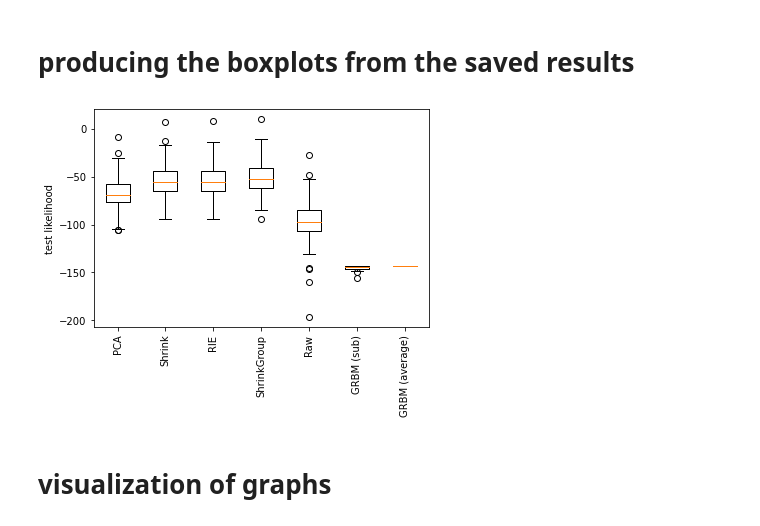
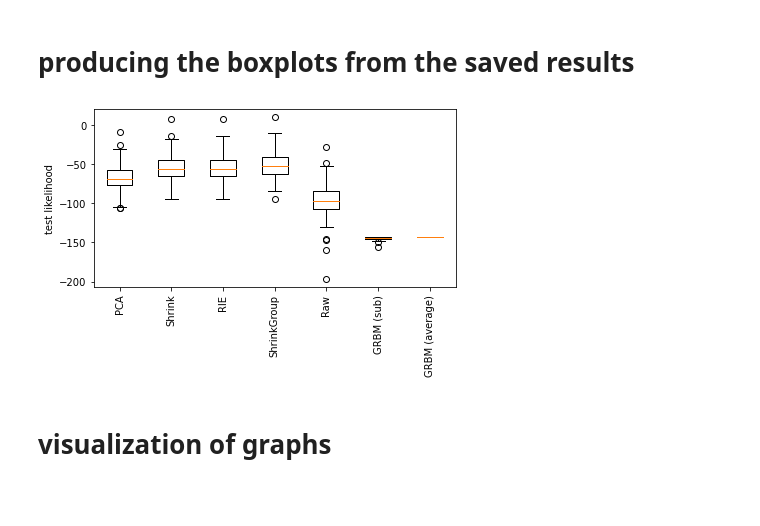
Before and after one commit to nannagram/prob-models, a Jupyter notebook: notebooks/notebook.ipynb, the cells around one changed output. Saved outputs shown, nothing was run; the diff lists cells and outputs as text; code cells hidden in the pictures; blank space fills up the shorter version.

Commit message:
fixed plot

```diff
--- a/notebooks/notebook.ipynb
+++ b/notebooks/notebook.ipynb
@@ -112,34 +112,37 @@ this=pd.read_csv(filename)
 data={}
 results
 for subno,sub in results.items():
     for meth,val in sub.items():
         if meth not in data:
             data[meth]=[]
         data[meth].append(val['test_likelihood'])
 
 
 filename='../results/results.csv'
 this=pd.read_csv(filename)
 data['GRBM (sub)']=this.ll_test
 data['GRBM (average)']=this.ll_test[49]
 
 
 
 
 
 #     data[key]=[results[subno]['test_likelihood'] for subno in results.keys()]
 # print (data)
 labels, data = data.keys(), data.values()
 labels=[el.split('_')[0] for el in labels]
 
 
 plt.boxplot(data)
 plt.xticks(range(1, len(labels) + 1), labels,rotation='vertical')
 plt.ylabel('test likelihood')
+
+plt.tight_layout()
+
 plt.savefig('likelihoods_methods.png')
 plt.show()
 # %% [output]
-[figure, old version]
+[figure, new version]
 # %% [markdown]
 # visualization of graphs
 # %%
```
